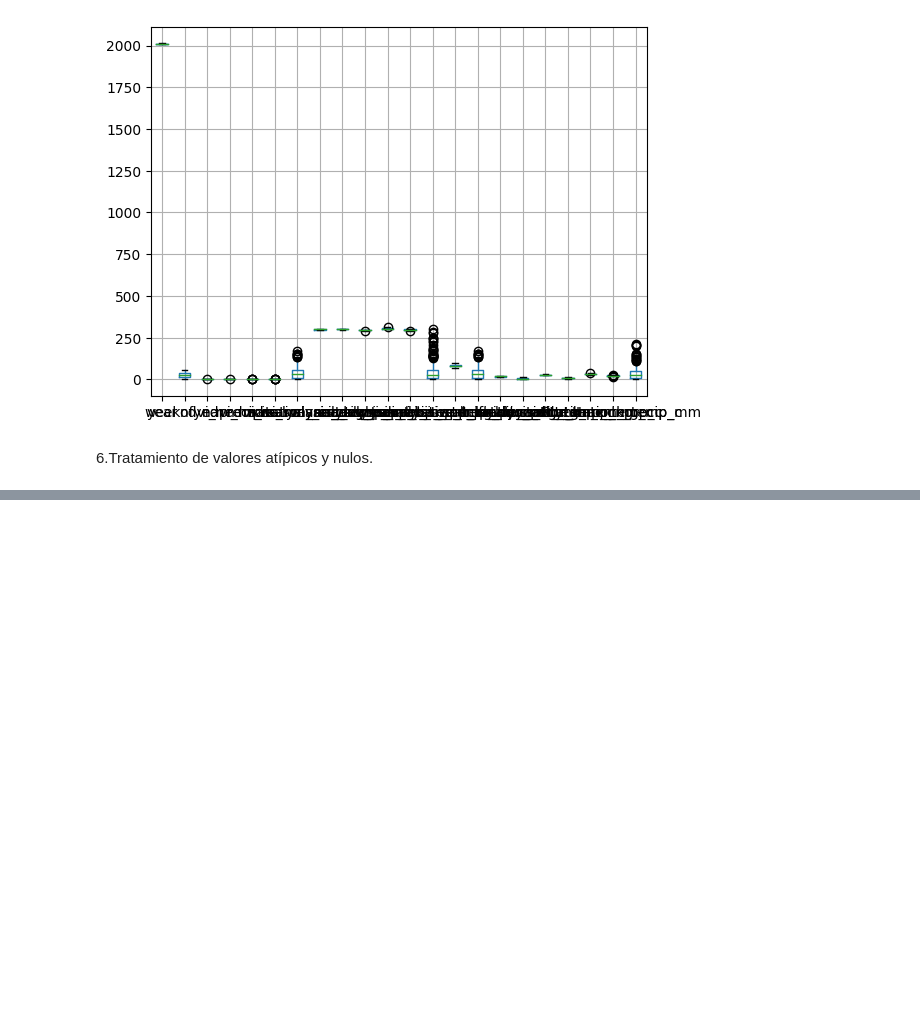
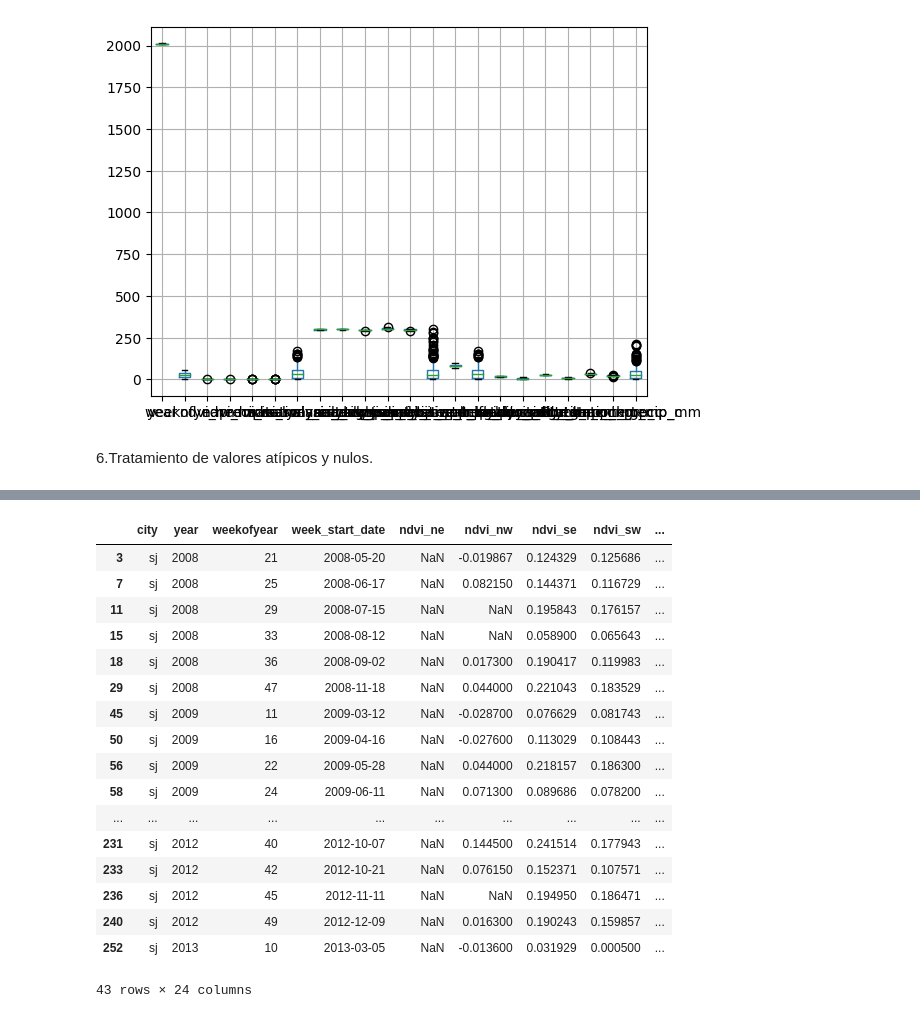
Before and after one commit to sebas123456m/SEMILLERO-CIENCIA-DE-DATOS, a Jupyter notebook: Proyecto1_Prediccion_Propagacion_Enfermedades.ipynb, the cells around one changed output, grey strips where cells are left out. Cells and saved outputs as stored; diff of their text form; code cells hidden in the pictures; blank space fills up the shorter version.

Commit message:
amputamos las variables con datos nulos

```diff
--- a/Proyecto1_Prediccion_Propagacion_Enfermedades.ipynb
+++ b/Proyecto1_Prediccion_Propagacion_Enfermedades.ipynb
@@ -235,0 +238,3 @@ plt.show()
+# %%
+mascara_booleana=datos['ndvi_ne'].isnull() # creamos una mascara booleana para que me filtre los valores nulos de la variable
+mascara_booleana
@@ -235,0 +254,21 @@ plt.show()
+# %%
+datos[mascara_booleana] # identificamos los valores nulos dela variable
+# %% [output]
+|  | city | year | weekofyear | week_start_date | ndvi_ne | ndvi_nw | ndvi_se | ndvi_sw | ... |
+| 3 | sj | 2008 | 21 | 2008-05-20 | NaN | -0.019867 | 0.124329 | 0.125686 | ... |
+| 7 | sj | 2008 | 25 | 2008-06-17 | NaN | 0.082150 | 0.144371 | 0.116729 | ... |
+| 11 | sj | 2008 | 29 | 2008-07-15 | NaN | NaN | 0.195843 | 0.176157 | ... |
+| 15 | sj | 2008 | 33 | 2008-08-12 | NaN | NaN | 0.058900 | 0.065643 | ... |
+| 18 | sj | 2008 | 36 | 2008-09-02 | NaN | 0.017300 | 0.190417 | 0.119983 | ... |
+| 29 | sj | 2008 | 47 | 2008-11-18 | NaN | 0.044000 | 0.221043 | 0.183529 | ... |
+| 45 | sj | 2009 | 11 | 2009-03-12 | NaN | -0.028700 | 0.076629 | 0.081743 | ... |
+| 50 | sj | 2009 | 16 | 2009-04-16 | NaN | -0.027600 | 0.113029 | 0.108443 | ... |
+| 56 | sj | 2009 | 22 | 2009-05-28 | NaN | 0.044000 | 0.218157 | 0.186300 | ... |
+| 58 | sj | 2009 | 24 | 2009-06-11 | NaN | 0.071300 | 0.089686 | 0.078200 | ... |
+| ... | ... | ... | ... | ... | ... | ... | ... | ... | ... |
+| 231 | sj | 2012 | 40 | 2012-10-07 | NaN | 0.144500 | 0.241514 | 0.177943 | ... |
+| 233 | sj | 2012 | 42 | 2012-10-21 | NaN | 0.076150 | 0.152371 | 0.107571 | ... |
+| 236 | sj | 2012 | 45 | 2012-11-11 | NaN | NaN | 0.194950 | 0.186471 | ... |
+| 240 | sj | 2012 | 49 | 2012-12-09 | NaN | 0.016300 | 0.190243 | 0.159857 | ... |
+| 252 | sj | 2013 | 10 | 2013-03-05 | NaN | -0.013600 | 0.031929 | 0.000500 | ... |
+43 rows × 24 columns
```
Also changed, not shown: parts of 3 cells of this notebook.
